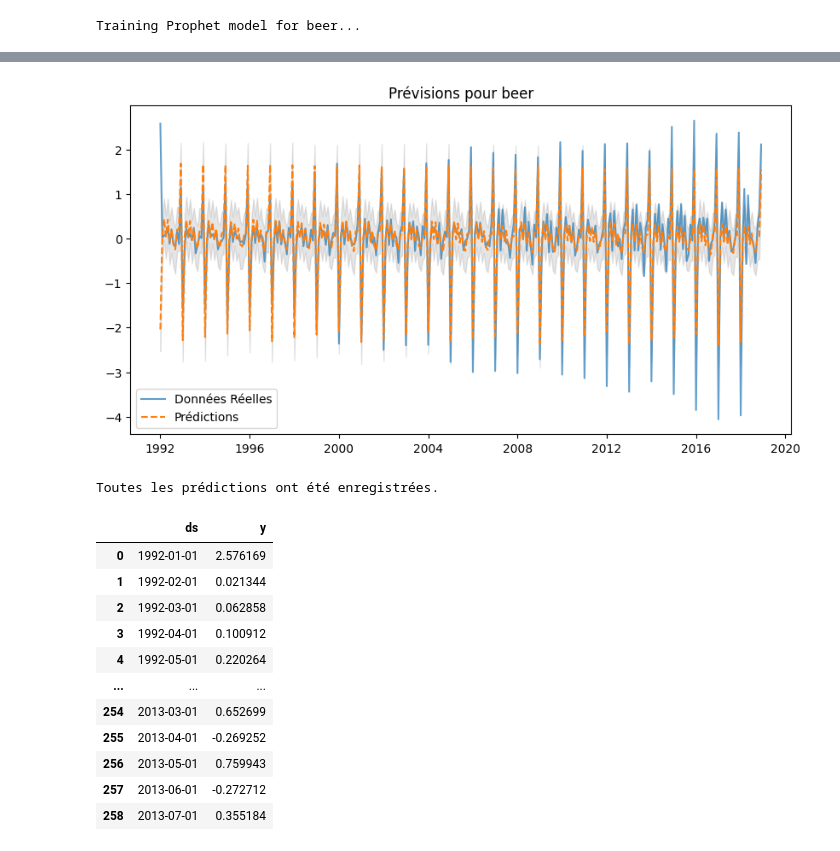
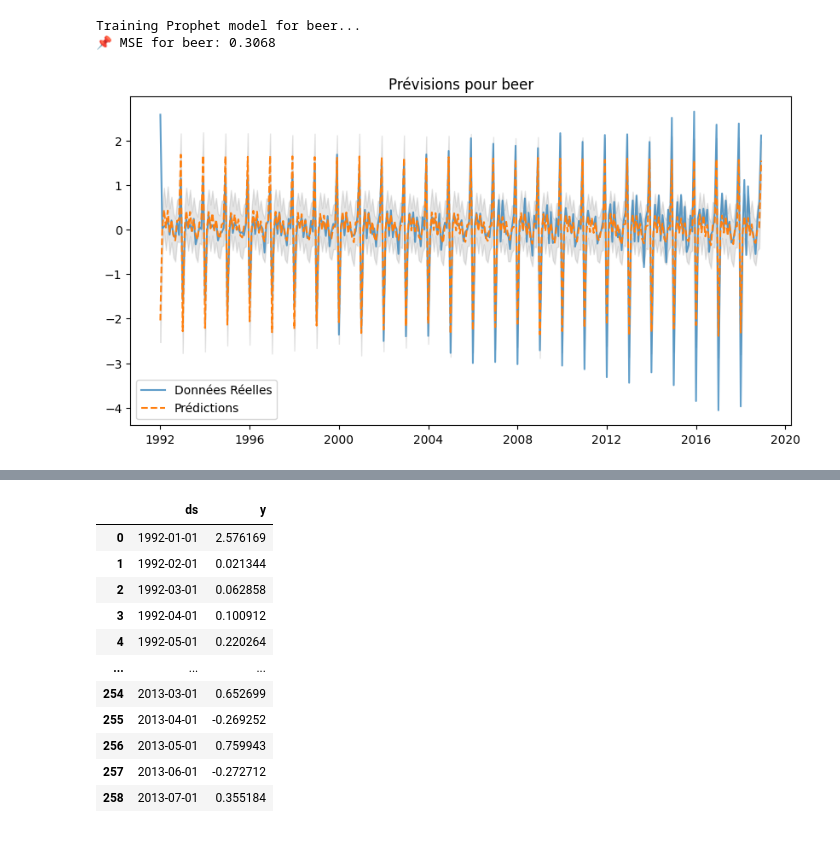
Before and after one commit to Raed-Bourouis/MLEASE, a Jupyter notebook: Training/Prophet.ipynb, the cells around one changed output, grey strips where cells are left out. Drawn from its saved outputs; the diff is of its cells as text; code cells hidden in the pictures.

```diff
--- a/Training/Prophet.ipynb
+++ b/Training/Prophet.ipynb
@@ -18,6 +19,13 @@ target_columns = [col for col in df.columns if col != "ds"]
 # Dictionnaire pour stocker les prédictions de chaque colonne
 forecast_results = {}
 # %%
+import pandas as pd
+import matplotlib.pyplot as plt
+from prophet import Prophet
+from sklearn.metrics import mean_squared_error
+
+forecast_results = {}  # Stockage des prévisions
+
 # Boucle sur chaque colonne cible
 for column in target_columns:
     print(f"Training Prophet model for {column}...")
@@ -30,8 +38,6 @@ for column in target_columns:
     train_df = temp_df.iloc[:split_index]
     test_df = temp_df.iloc[split_index:]
 
-
-
     # Entraîner Prophet
     model = Prophet()
     model.fit(train_df)
@@ -41,6 +47,14 @@ for column in target_columns:
 
     # Faire les prédictions
     forecast = model.predict(future)
+
+    # EXTRAIRE SEULEMENT LES PREDICTIONS CORRESPONDANT À LA PÉRIODE DE TEST
+    y_true = test_df["y"].values
+    y_pred = forecast["yhat"].iloc[-len(test_df):].values  # Prendre les prédictions sur la période de test
+
+    # ✅ Calculer l'erreur MSE
+    mse = mean_squared_error(y_true, y_pred)
+    print(f"📌 MSE for {column}: {mse:.4f}")
 
     # Sauvegarder les résultats
     forecast_results[column] = forecast[["ds", "yhat", "yhat_lower", "yhat_upper"]]
@@ -62,7 +76,7 @@ for column in target_columns:
 
 # Sauvegarder les prévisions de toutes les colonnes
 for col, forecast in forecast_results.items():
-    forecast.to_csv(f"forecast_{col}.csv", index=False)
+    forecast.to_csv(f"forecast_prophet_{col}.csv", index=False)
 
 print("Toutes les prédictions ont été enregistrées.")
 # %% [output]
@@ -70 +85,3 @@ print("Toutes les prédictions ont été enregistrées.")
 Training Prophet model for beer...
+📌 MSE for beer: 0.3068
+[figure]
@@ -72,5 +89,3 @@ Training Prophet model for beer...
-[figure]
-Toutes les prédictions ont été enregistrées.
 # %%
 train_df
 # %% [output]
```
Also changed, not shown: parts of 2 cells of this notebook, 10 other files.
